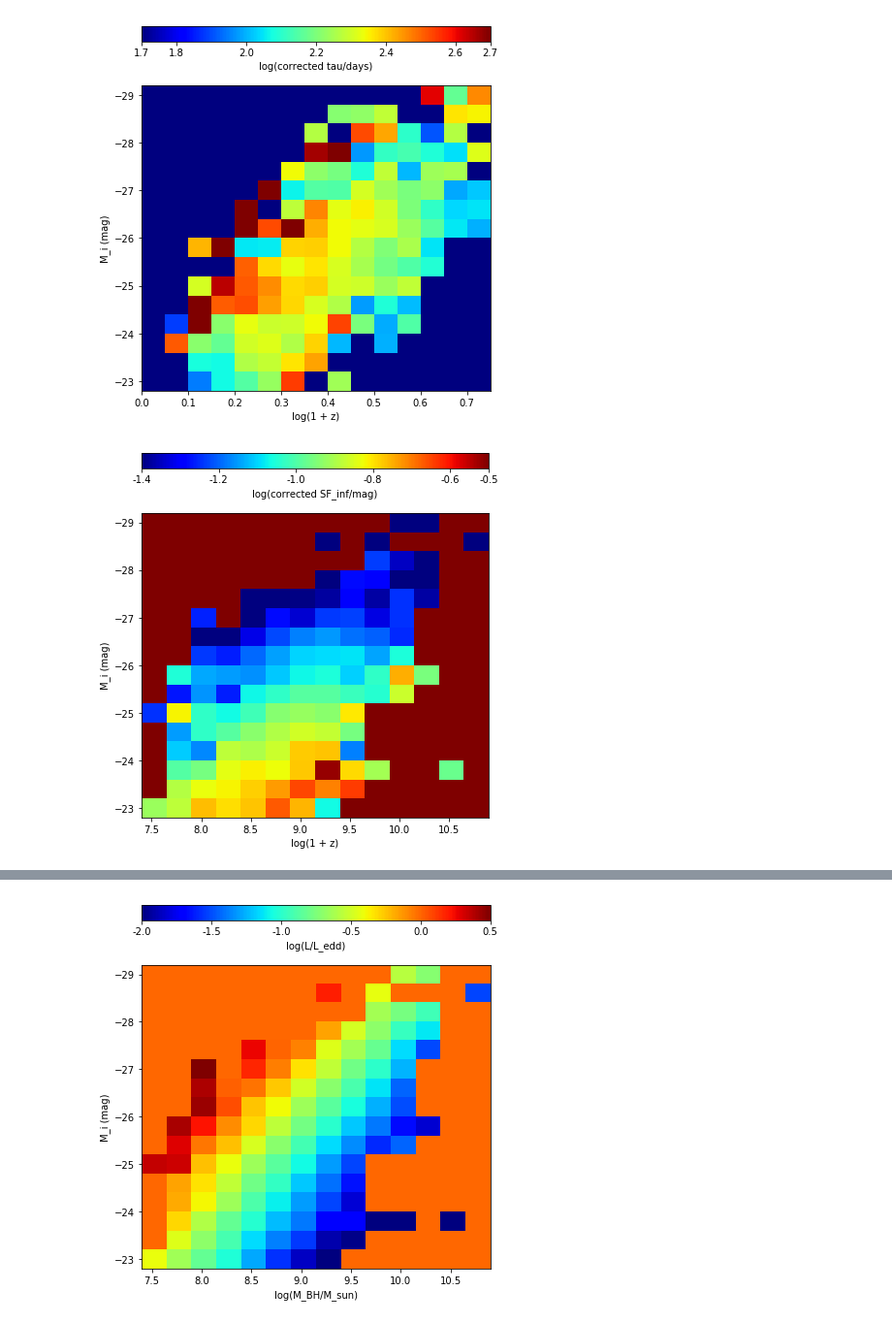
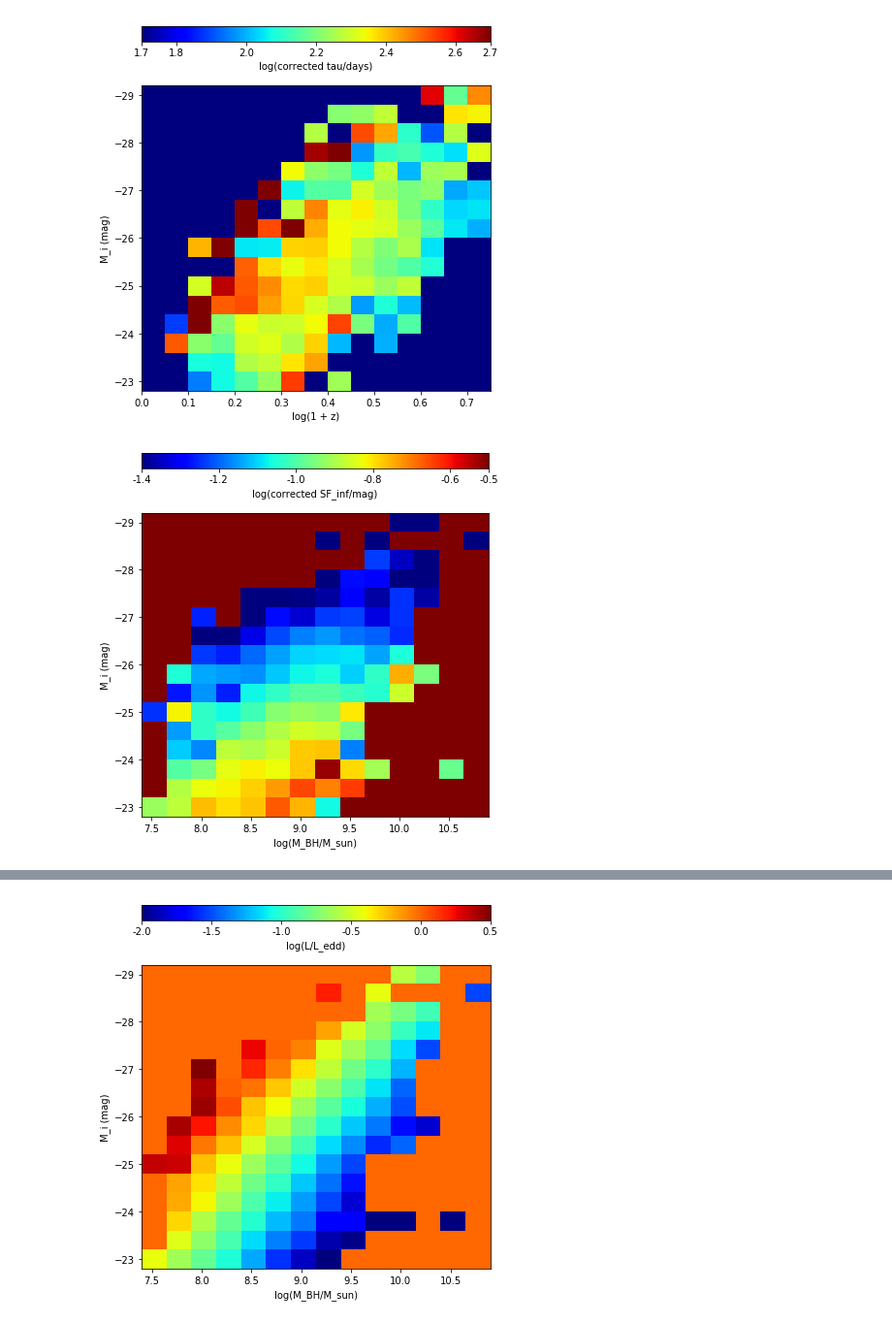
Before and after one commit to jiwoncpark/damped-random-walk, a Jupyter notebook: notebooks/Reproduce_S82_DRW.ipynb, the cells around one changed output, grey strips where cells are left out. Shown at 97% size. Cells and saved outputs as stored; diff of their text form; code cells hidden in the pictures.

```diff
--- a/notebooks/Reproduce_S82_DRW.ipynb
+++ b/notebooks/Reproduce_S82_DRW.ipynb
@@ -326,18 +353,18 @@ plotting_utils.plot_2d_hist_stats(lam_fit,
 # %%
 # Fig 14 bottom left
 plotting_utils.plot_2d_hist_stats(lam_fit,
                          colnames_2d=['mass_BH', 'M_i_kcorr0'],
                          bins_2d=[np.arange(7.4, 11.0, 0.25), np.arange(-29.2, -22.5, 0.4)],
                          invert_y_axis=True,
                          colname_color='log_sf_inf_corrected',
                          ticks_color=[-1.4, -1.2, -1.0, -0.8, -0.6, -0.5],
                          invert_color=False,
-                         x_label='log(1 + z)',
+                         x_label='log(M_BH/M_sun)',
                          y_label='M_i (mag)',
                          color_label='log(corrected SF_inf/mag)',
                          cmap_name='jet')
 # %% [output]
-[figure, old version]
+[figure, new version]
 # %%
 # Fig 14 bottom right
 plotting_utils.plot_2d_hist_stats(lam_fit,
```
Also changed, not shown: parts of 17 cells of this notebook, 2 other files.
